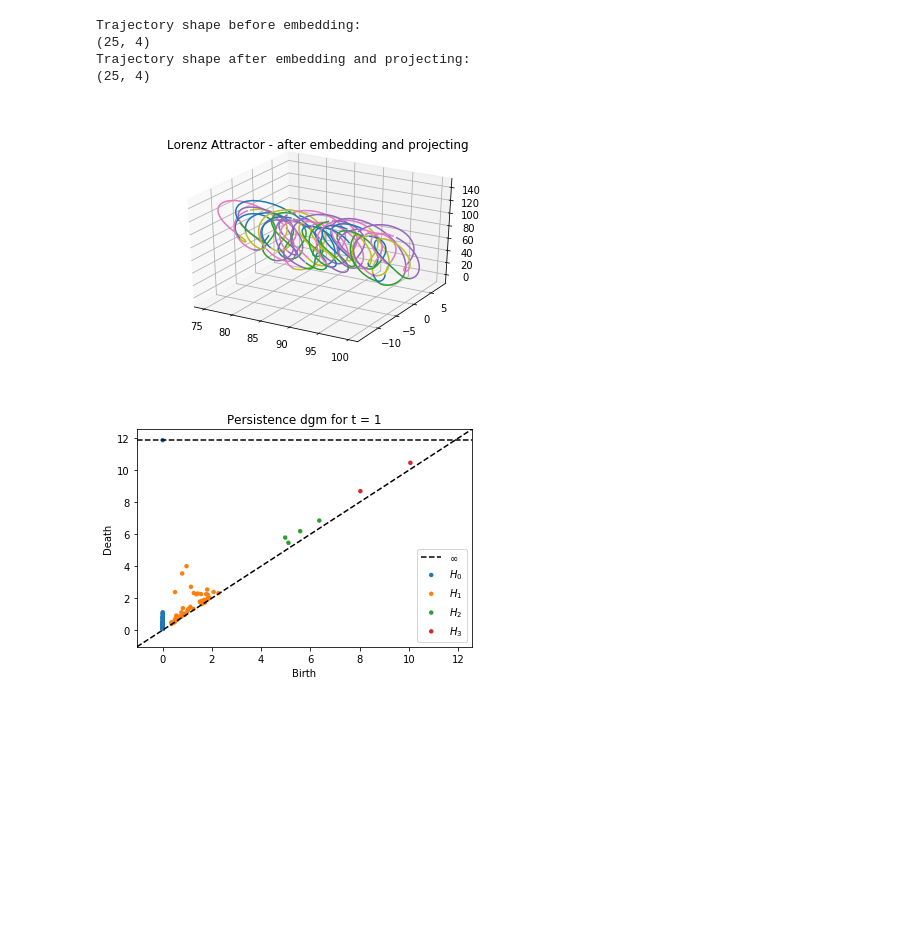
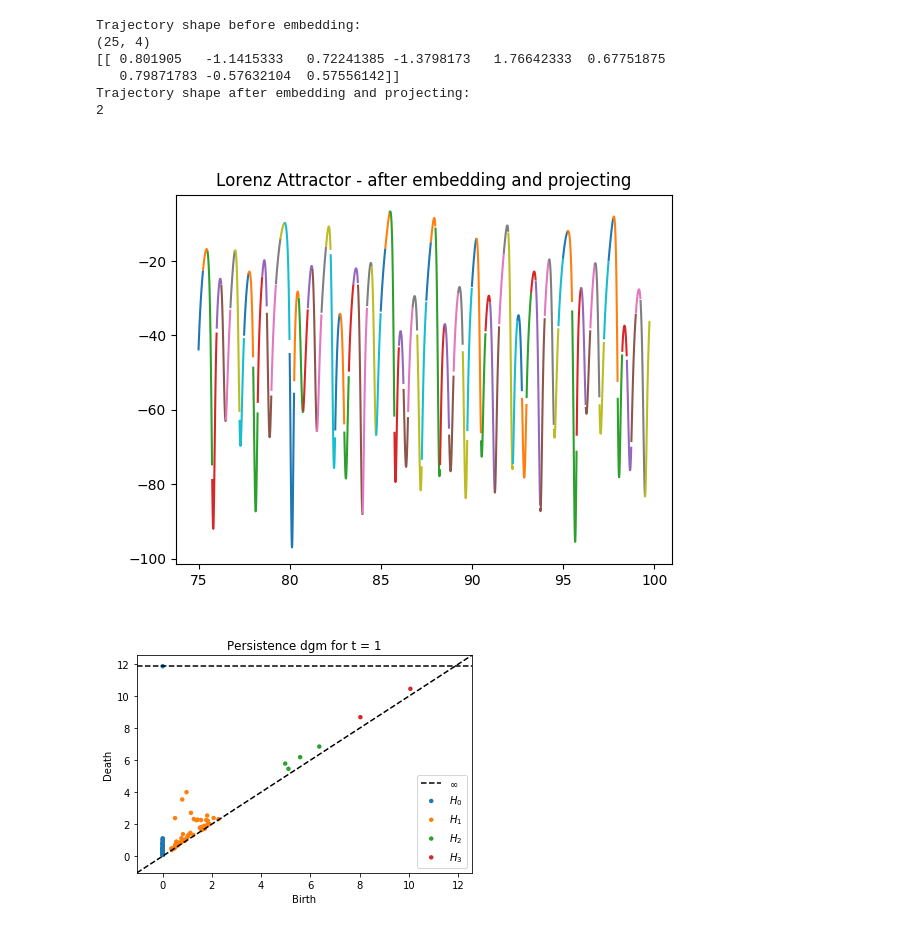
Before and after one commit to Mishalassif/Traj2Phase, a Jupyter notebook: examples/lorenz/lorenz_attractor_hd.ipynb, the cells around one changed output. Drawn from its saved outputs; the diff is of its cells as text; code cells hidden in the pictures; blank space fills up the shorter version.

Commit message:
Lorenz attractor 1d length 25

```diff
--- a/examples/lorenz/lorenz_attractor_hd.ipynb
+++ b/examples/lorenz/lorenz_attractor_hd.ipynb
@@ -87,12 +87,13 @@ def embedding(xyz):
                       np.power(xyz/np.linalg.norm(xyz, axis=1, keepdims=True), 3*np.ones(xyz.shape))))
 
 
-A = np.random.randn(3, 9)
-#print(A)
+A = np.random.randn(1, 9)
+print(A)
 A = [[ 0.36956572, -0.56530295, -0.08434743, -1.27003323, -0.34177907, -1.31266121, 0.08831102,  0.36965217,  0.83838318],
  [-1.46928237,  2.41508164, 2.59267909, -.69745742,-1.63944946,-0.05751269, -0.12781221,  0.19239181, 1.40852378],
  [ 0.18748471, -0.53227022,0.66637963, 0.92152638, 0.37343253, -0.14106446, -1.64379584, -0.58575294,  0.27286669]]
-
+A = [[ 0.25844399,  0.47324771, -1.80827048,  1.94821934, -0.54394012, -0.62683173,
+  -1.99868916,  0.17727686, -0.21442314]]
 def embed_and_project(xyz, project=True):
     if project == True:
         return np.matmul(A, embedding(xyz).T).T
@@ -115,18 +116,26 @@ print(traj_list[0].shape)
 # %% [output]
 Trajectory shape before embedding:
 (25, 4)
+[[ 0.801905   -1.1415333   0.72241385 -1.3798173   1.76642333  0.67751875
+   0.79871783 -0.57632104  0.57556142]]
 Trajectory shape after embedding and projecting:
-(25, 4)
+2
 # %%
-if project == True:
+if project == True and traj_list[0].shape[1] > 2:
     ax = plt.figure().add_subplot(projection='3d')
-
     for i in range(0,len(traj_list)):
         ax.plot(*traj_list[i].T)
     ax.set_title("Lorenz Attractor - after embedding and projecting")
     plt.show()
+
+elif project == True:
+    ax = plt.figure().add_subplot()
+    for i in range(0,len(traj_list)):
+        ax.plot(*traj_list[i].T)
+    ax.set_title("Lorenz Attractor - after embedding and projecting")
+    plt.show()
 # %% [output]
-[figure, old version]
+[figure, new version]
 # %%
 t2s = Traj2Sim()
 
```
Also changed, not shown: parts of 4 cells of this notebook.
